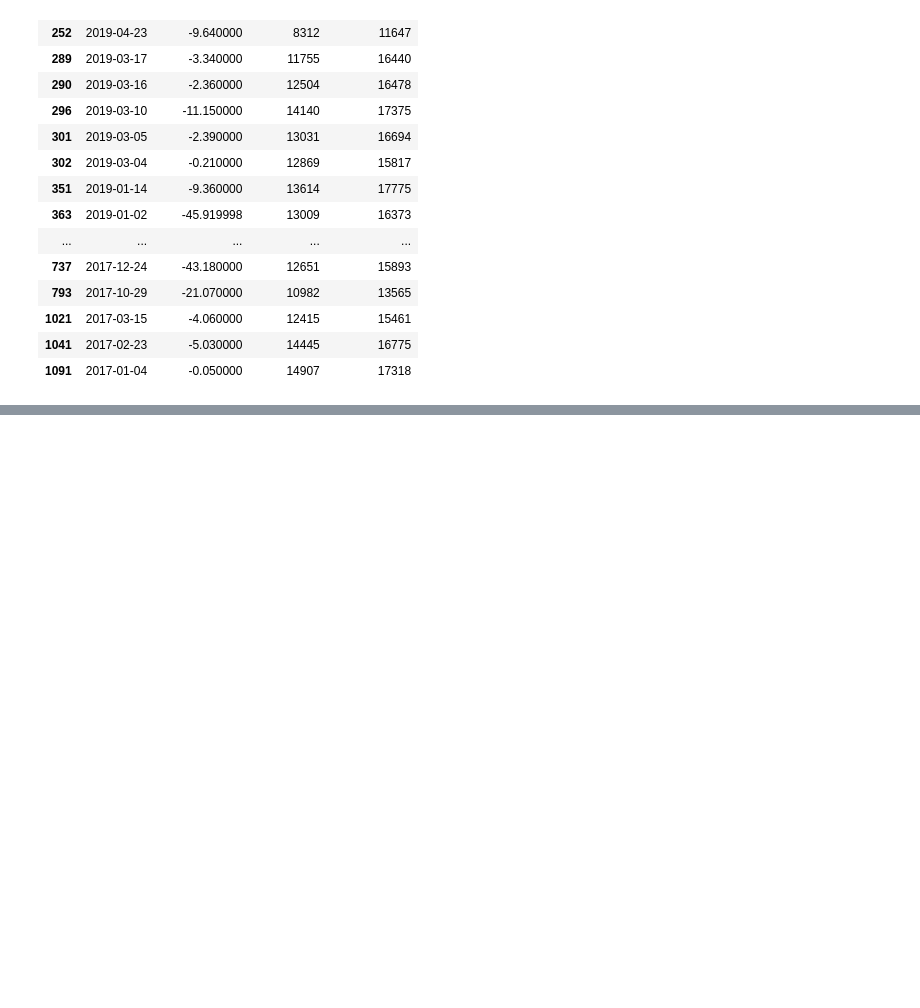
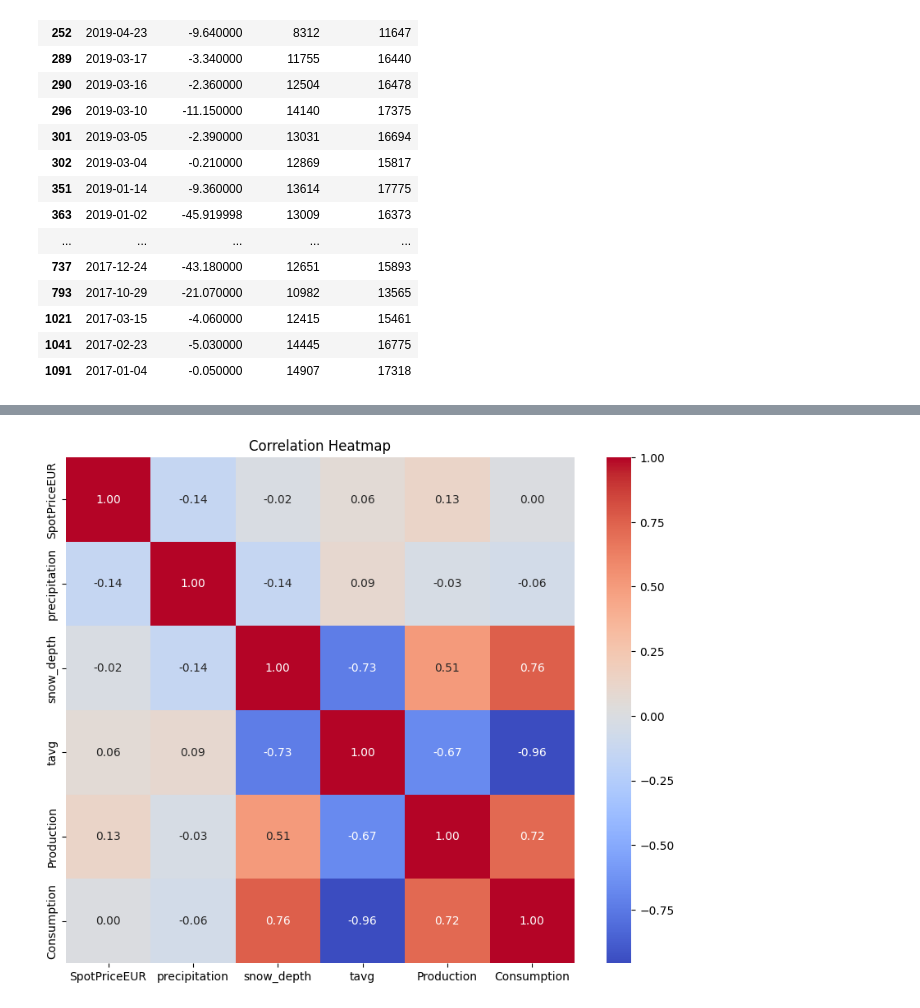
Before and after one commit to ChristopherIanPeck/energy-weather-forecasting, a Jupyter notebook: energy-weather-forecasting.ipynb, the cells around one changed output, grey strips where cells are left out. Saved outputs shown, nothing was run; the diff lists cells and outputs as text; code cells hidden in the pictures; blank space fills up the shorter version.

```diff
--- a/energy-weather-forecasting.ipynb
+++ b/energy-weather-forecasting.ipynb
@@ -337,0 +411,10 @@ Potential next steps:
+# %%
+# Correlation heatmap
+correlation_matrix = cleaned_df[['SpotPriceEUR', 'precipitation', 'snow_depth', 'tavg', 'Production', 'Consumption']].corr()
+
+plt.figure(figsize=(10, 8))
+sns.heatmap(correlation_matrix, annot=True, cmap='coolwarm', fmt=".2f")
+plt.title('Correlation Heatmap')
+plt.show()
+# %% [output]
+[figure, added]
```
Also changed, not shown: parts of 10 cells of this notebook.
